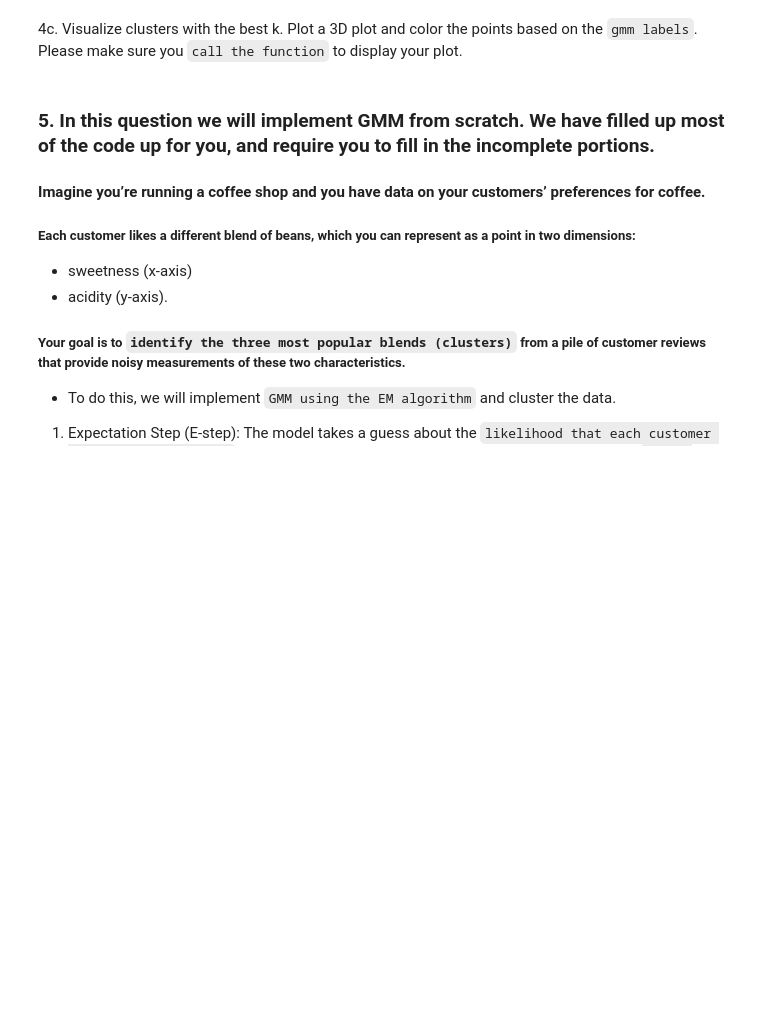
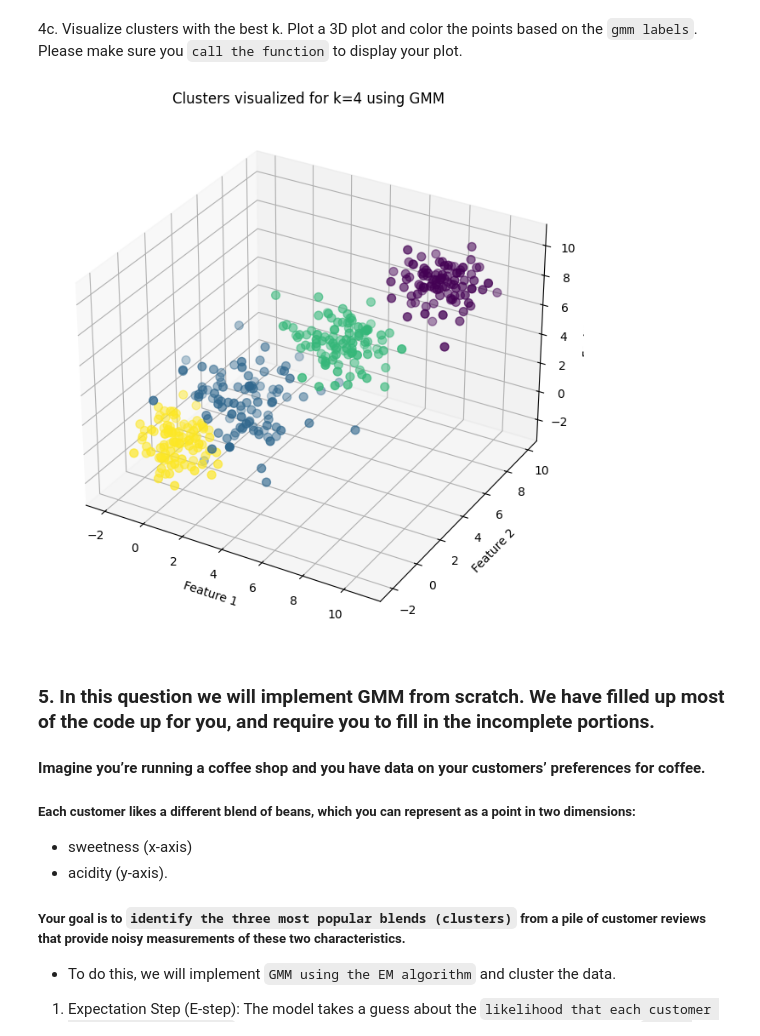
Before and after one commit to LEOHuang5555/DS701-HW, a Jupyter notebook: assignment5/assignment5.ipynb, the cells around one changed output. Saved outputs shown, nothing was run; the diff lists cells and outputs as text; code cells hidden in the pictures; blank space fills up the shorter version.

```diff
--- a/assignment5/assignment5.ipynb
+++ b/assignment5/assignment5.ipynb
@@ -171,8 +223,15 @@ grader.check("q4a")
 # %% [markdown]
 4b. Determine the optimal k by using the `bic` metric to find the best number of clusters. Return the `best_k_bic`
-# %%
-def optimal_k(X):
-    k_values, bics, silhouette_scores = evaluate_gmm(X)
-    ...
+# %%
+def optimal_k(X):
+    k_values, bics, silhouette_scores = evaluate_gmm(X)
+    best_bic = float("inf")
+    best_k = None
+    for i in range(len(bics)):
+        if bics[i] < best_bic:
+            best_bic = bics[i]
+            best_k = i
+
+    return k_values[best_k]
 # %%
 grader.check("q4b")
@@ -181,12 +242,27 @@ grader.check("q4b")
 
 4c. Visualize clusters with the best k. Plot a 3D plot and color the points based on the `gmm labels`.
 Please make sure you `call the function` to display your plot.
-# %%
-def plot_clusters(X):
-    fig = plt.figure(figsize=(10, 8))
-    ax = fig.add_subplot(111, projection='3d')
-    best_k = optimal_k(X)
-    ...
+# %%
+def plot_clusters(X):
+    fig = plt.figure(figsize=(10, 8))
+    ax = fig.add_subplot(111, projection='3d')
+    best_k = optimal_k(X)
+    gmm = GaussianMixture(n_components=best_k)
+    gmm.fit(X)
+    labels = gmm.predict(X)  # Get cluster labels
+
+    # Create a scatter plot of the data points colored by cluster label
+    ax.scatter(X[:, 0], X[:, 1], X[:, 2], c=labels, cmap='viridis', s=50)  # Adjust the dimensions as needed
+    ax.set_title(f'Clusters visualized for k={best_k} using GMM')
+    ax.set_xlabel('Feature 1')
+    ax.set_ylabel('Feature 2')
+    ax.set_zlabel('Feature 3')
+
+    plt.show()
+# %%
+plot_clusters(X)
+# %% [output]
+[figure, added]
 # %% [markdown]
 <!-- END QUESTION -->
 
```
Also changed, not shown: parts of 23 cells of this notebook, 2 other files.
